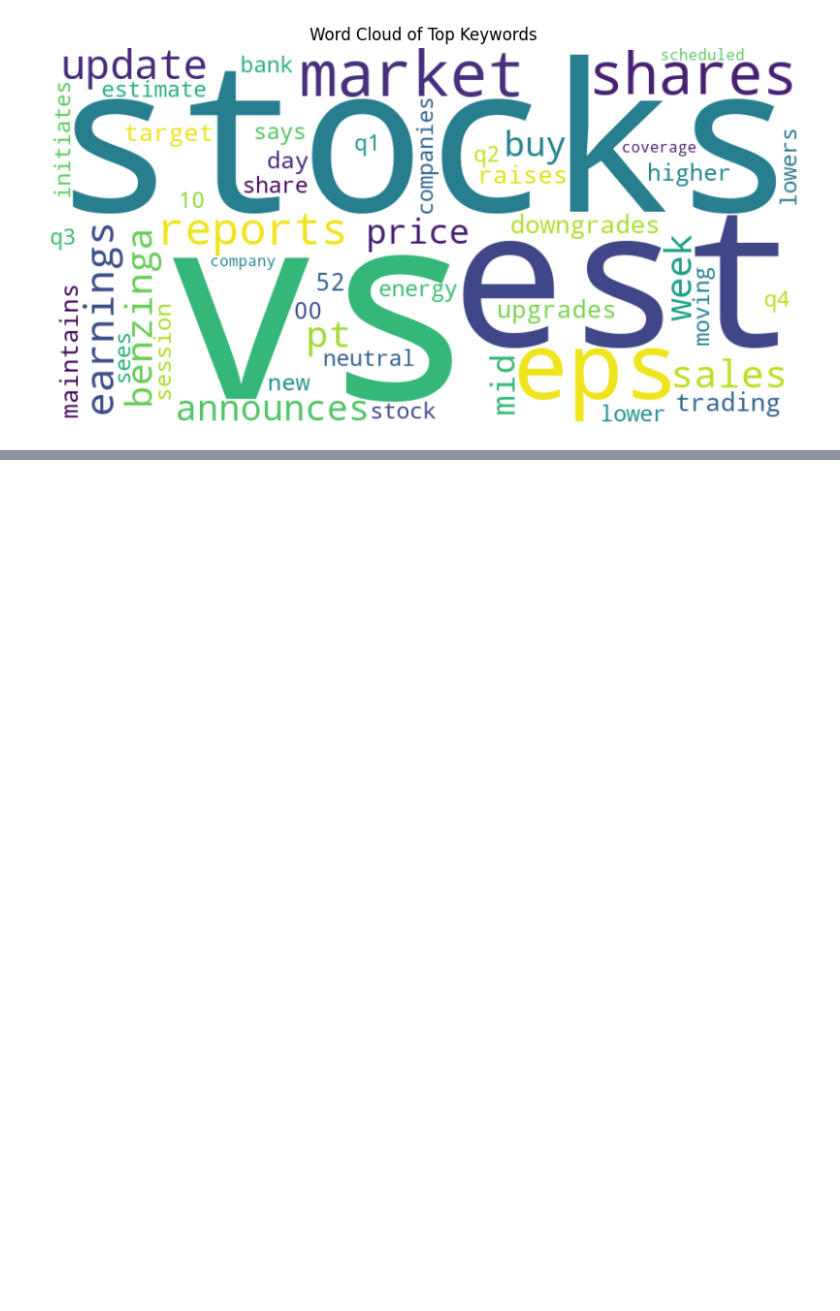
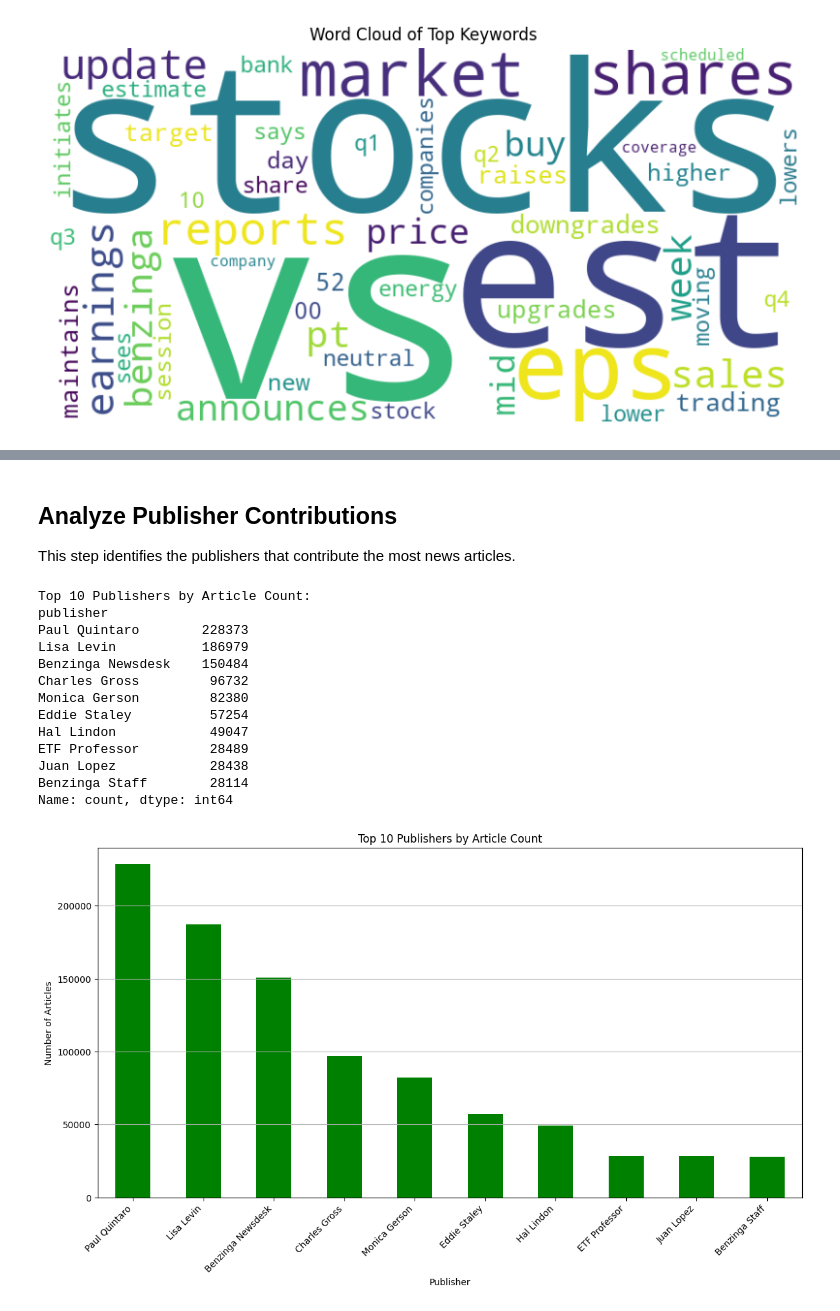
Before and after one commit to leulged/financial-news-analysis, a Jupyter notebook: notebooks/eda_task1.ipynb, the cells around one changed output, grey strips where cells are left out. Saved outputs shown, nothing was run; the diff lists cells and outputs as text; code cells hidden in the pictures; blank space fills up the shorter version.

```diff
--- a/notebooks/eda_task1.ipynb
+++ b/notebooks/eda_task1.ipynb
@@ -266,0 +343,35 @@ plt.show()
+# %% [markdown]
+## Analyze Publisher Contributions
+This step identifies the publishers that contribute the most news articles.
+# %%
+# Count the number of articles per publisher
+publisher_counts = data['publisher'].value_counts()
+
+# Display the top 10 publishers
+print("Top 10 Publishers by Article Count:")
+print(publisher_counts.head(10))
+
+# Plot the contributions of the top publishers
+plt.figure(figsize=(14, 7))
+publisher_counts.head(10).plot(kind='bar', color='green')
+plt.title('Top 10 Publishers by Article Count')
+plt.xlabel('Publisher')
+plt.ylabel('Number of Articles')
+plt.xticks(rotation=45, ha='right')
+plt.grid(axis='y')
+plt.show()
+# %% [output]
+Top 10 Publishers by Article Count:
+publisher
+Paul Quintaro        228373
+Lisa Levin           186979
+Benzinga Newsdesk    150484
+Charles Gross         96732
+Monica Gerson         82380
+Eddie Staley          57254
+Hal Lindon            49047
+ETF Professor         28489
+Juan Lopez            28438
+Benzinga Staff        28114
+Name: count, dtype: int64
+[figure, added]
```
Also changed, not shown: parts of 11 cells of this notebook, 8 other files.
